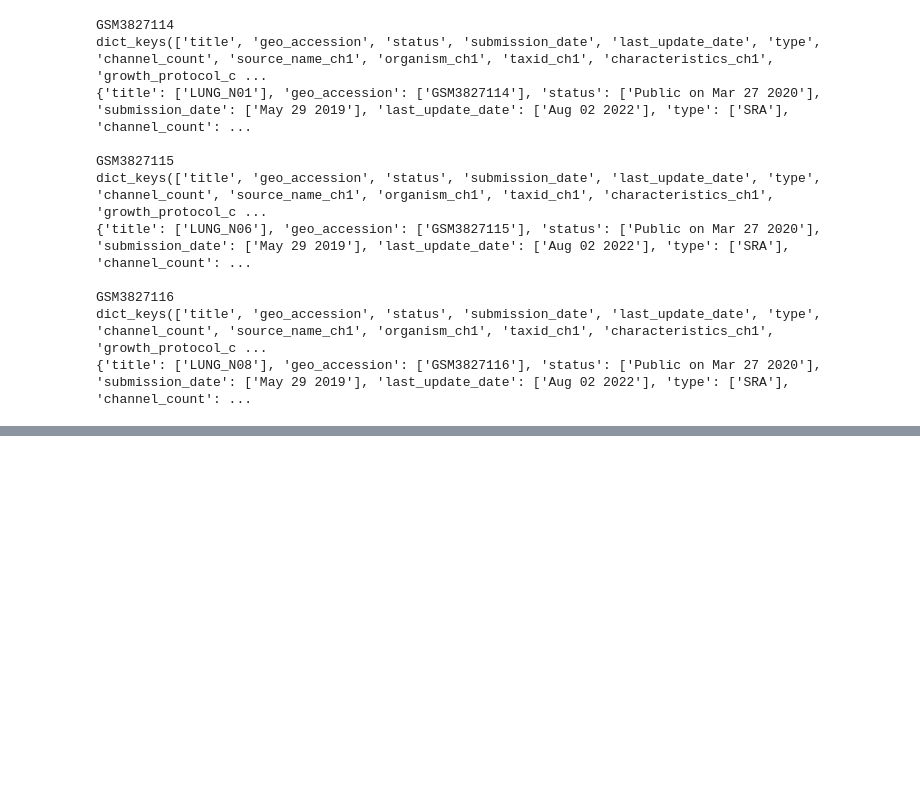
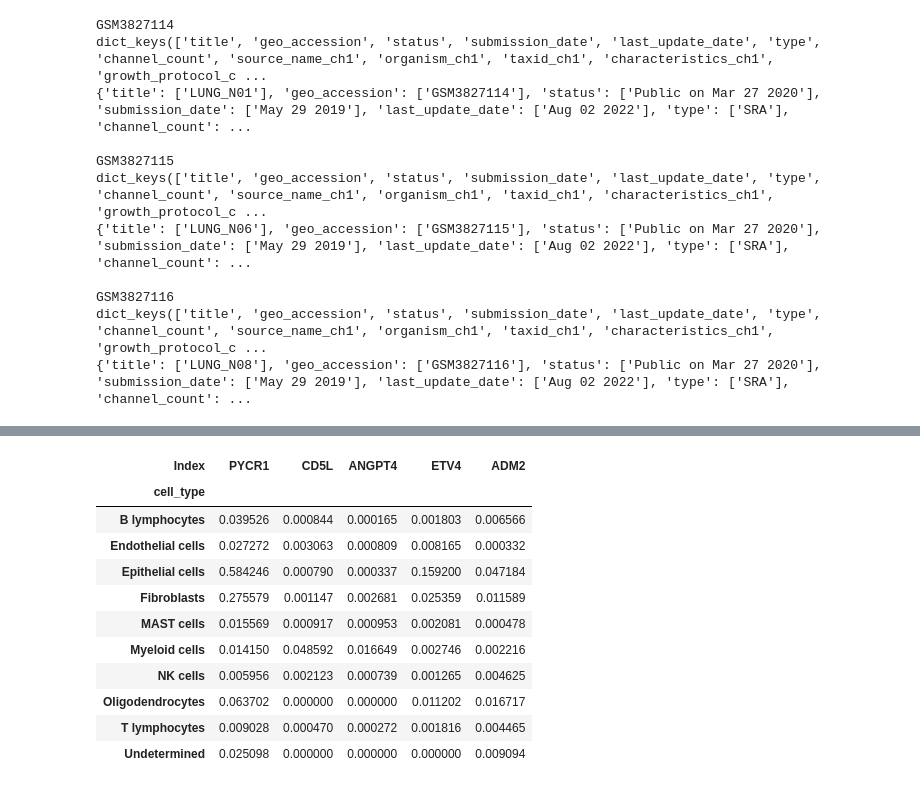
Before and after one commit to aditya-git16/cancer-lab, a Jupyter notebook: notebooks/09_single_cell_audit.ipynb, the cells around one changed output, grey strips where cells are left out. Cells and saved outputs as stored; diff of their text form; code cells hidden in the pictures; blank space fills up the shorter version.

```diff
--- a/notebooks/09_single_cell_audit.ipynb
+++ b/notebooks/09_single_cell_audit.ipynb
@@ -61,0 +227,4 @@ dict_keys(['title', 'geo_accession', 'status', 'submission_date', 'last_update_d
+# %%
+selected_expr_cells = selected_expr.T
+
+selected_expr_cells.shape, selected_expr_cells.head()
@@ -61,0 +271,7 @@ dict_keys(['title', 'geo_accession', 'status', 'submission_date', 'last_update_d
+# %%
+# matrix columns and annotation rows both use "{barcode}_{sample}"
+cell_annot_indexed = cell_annot.set_index("Index")
+
+common_cells = selected_expr_cells.index.intersection(cell_annot_indexed.index)
+
+len(common_cells), selected_expr_cells.shape[0], cell_annot_indexed.shape[0]
@@ -61,0 +280,5 @@ dict_keys(['title', 'geo_accession', 'status', 'submission_date', 'last_update_d
+# %%
+expr_sc = selected_expr_cells.loc[common_cells].copy()
+annot_sc = cell_annot_indexed.loc[common_cells].copy()
+
+expr_sc.shape, annot_sc.shape
@@ -61,0 +312,30 @@ dict_keys(['title', 'geo_accession', 'status', 'submission_date', 'last_update_d
+# %%
+audit_df = expr_sc.copy()
+audit_df["cell_type"] = annot_sc[celltype_col].values
+
+mean_by_celltype = (
+    audit_df
+    .groupby("cell_type")[target_genes]
+    .mean()
+)
+
+pct_by_celltype = (
+    audit_df
+    .groupby("cell_type")[target_genes]
+    .apply(lambda x: (x > 0).mean())
+)
+
+mean_by_celltype
+# %% [output]
+| Index | PYCR1 | CD5L | ANGPT4 | ETV4 | ADM2 |
+| cell_type |  |  |  |  |  |
+| B lymphocytes | 0.039526 | 0.000844 | 0.000165 | 0.001803 | 0.006566 |
+| Endothelial cells | 0.027272 | 0.003063 | 0.000809 | 0.008165 | 0.000332 |
+| Epithelial cells | 0.584246 | 0.000790 | 0.000337 | 0.159200 | 0.047184 |
+| Fibroblasts | 0.275579 | 0.001147 | 0.002681 | 0.025359 | 0.011589 |
+| MAST cells | 0.015569 | 0.000917 | 0.000953 | 0.002081 | 0.000478 |
+| Myeloid cells | 0.014150 | 0.048592 | 0.016649 | 0.002746 | 0.002216 |
+| NK cells | 0.005956 | 0.002123 | 0.000739 | 0.001265 | 0.004625 |
+| Oligodendrocytes | 0.063702 | 0.000000 | 0.000000 | 0.011202 | 0.016717 |
+| T lymphocytes | 0.009028 | 0.000470 | 0.000272 | 0.001816 | 0.004465 |
+| Undetermined | 0.025098 | 0.000000 | 0.000000 | 0.000000 | 0.009094 |
```
Also changed, not shown: parts of 19 cells of this notebook.
